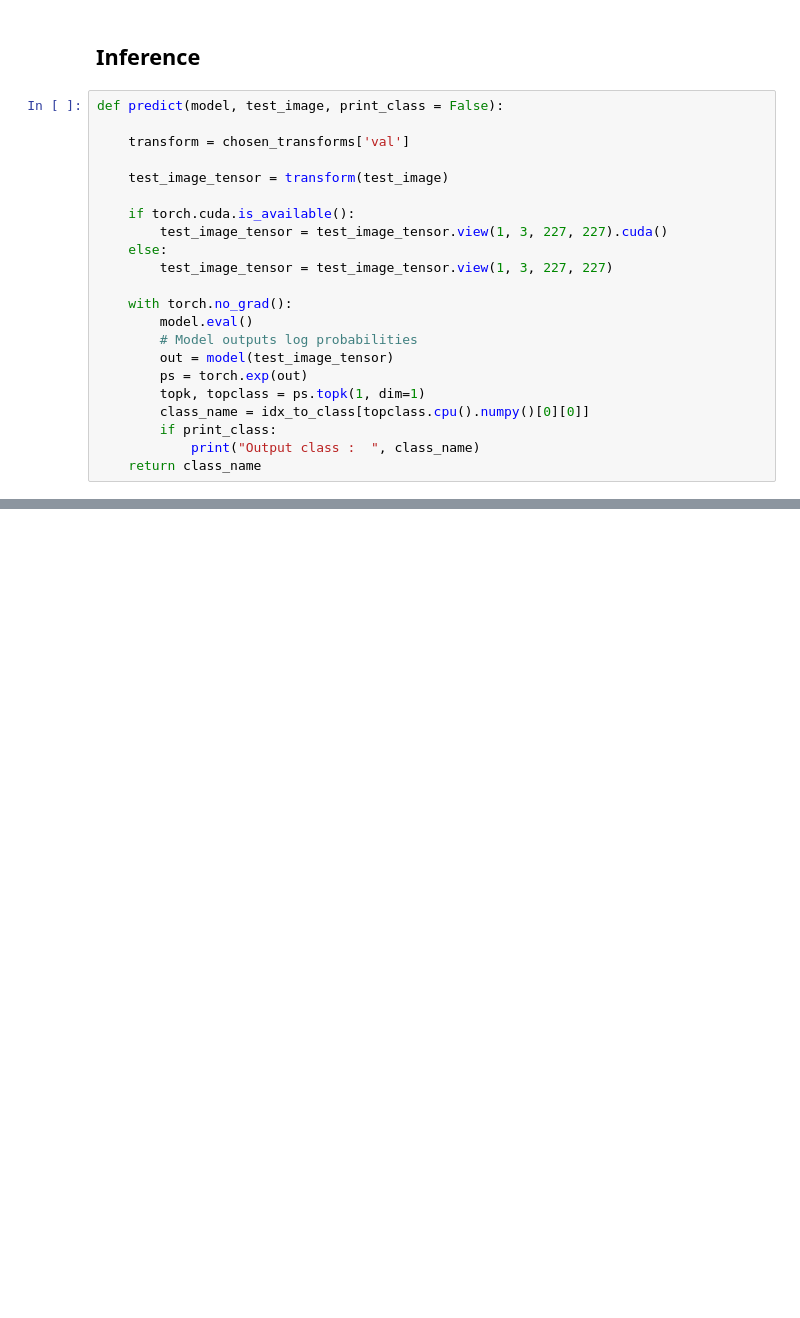
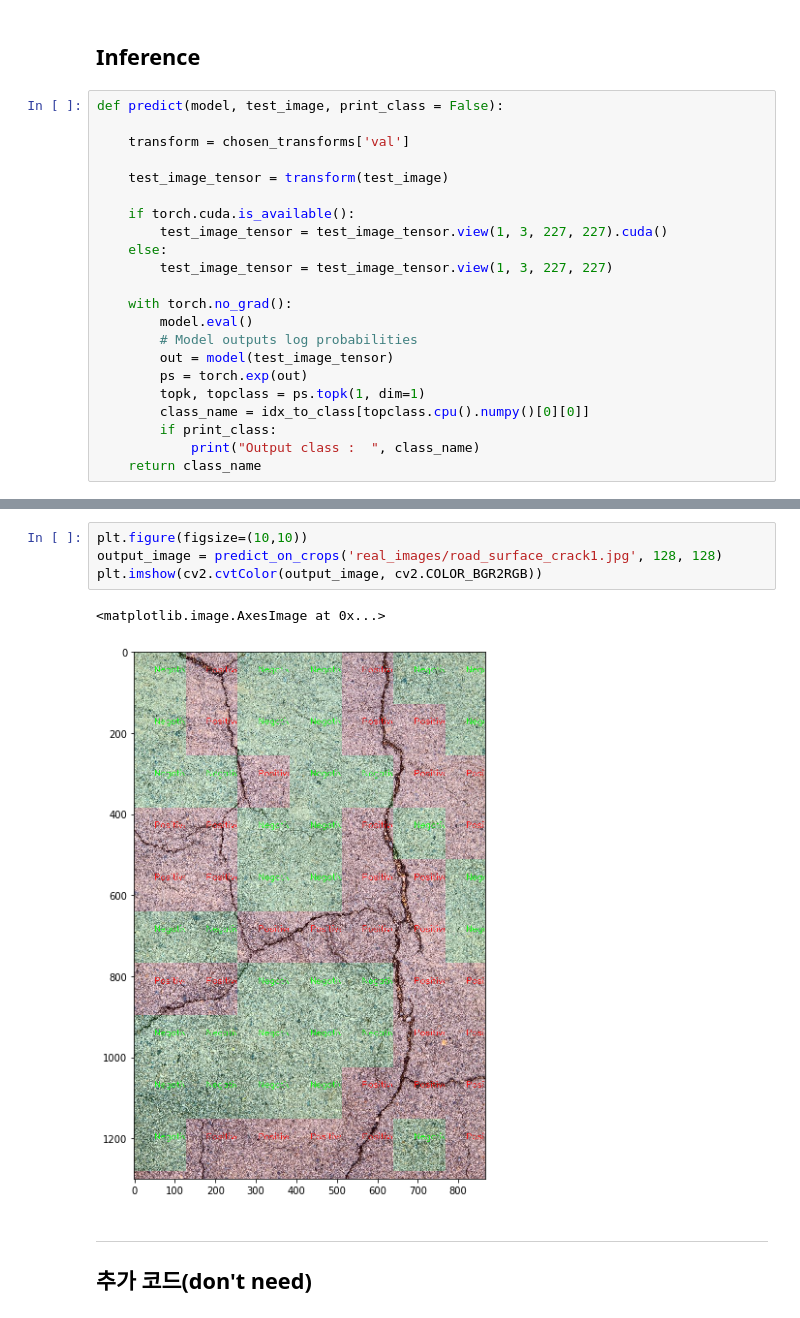
Before and after one commit to sain0722/TIL, a Jupyter notebook: g-bridge_project/torch_CrackDetection.ipynb, the cells around one changed output, grey strips where cells are left out. Drawn from its saved outputs; the diff is of its cells as text; blank space fills up the shorter version.

```diff
--- a/g-bridge_project/torch_CrackDetection.ipynb
+++ b/g-bridge_project/torch_CrackDetection.ipynb
@@ -441,0 +454,10 @@ plt.imshow(cv2.cvtColor(output_image, cv2.COLOR_BGR2RGB))
+# %%
+plt.figure(figsize=(10,10))
+output_image = predict_on_crops('real_images/road_surface_crack1.jpg', 128, 128)
+plt.imshow(cv2.cvtColor(output_image, cv2.COLOR_BGR2RGB))
+# %% [output]
+<matplotlib.image.AxesImage at 0x...>
+[figure, added]
+# %% [markdown]
+---
+## 추가 코드(don't need)
```
Also changed, not shown: parts of 30 cells of this notebook, 1 other file.
